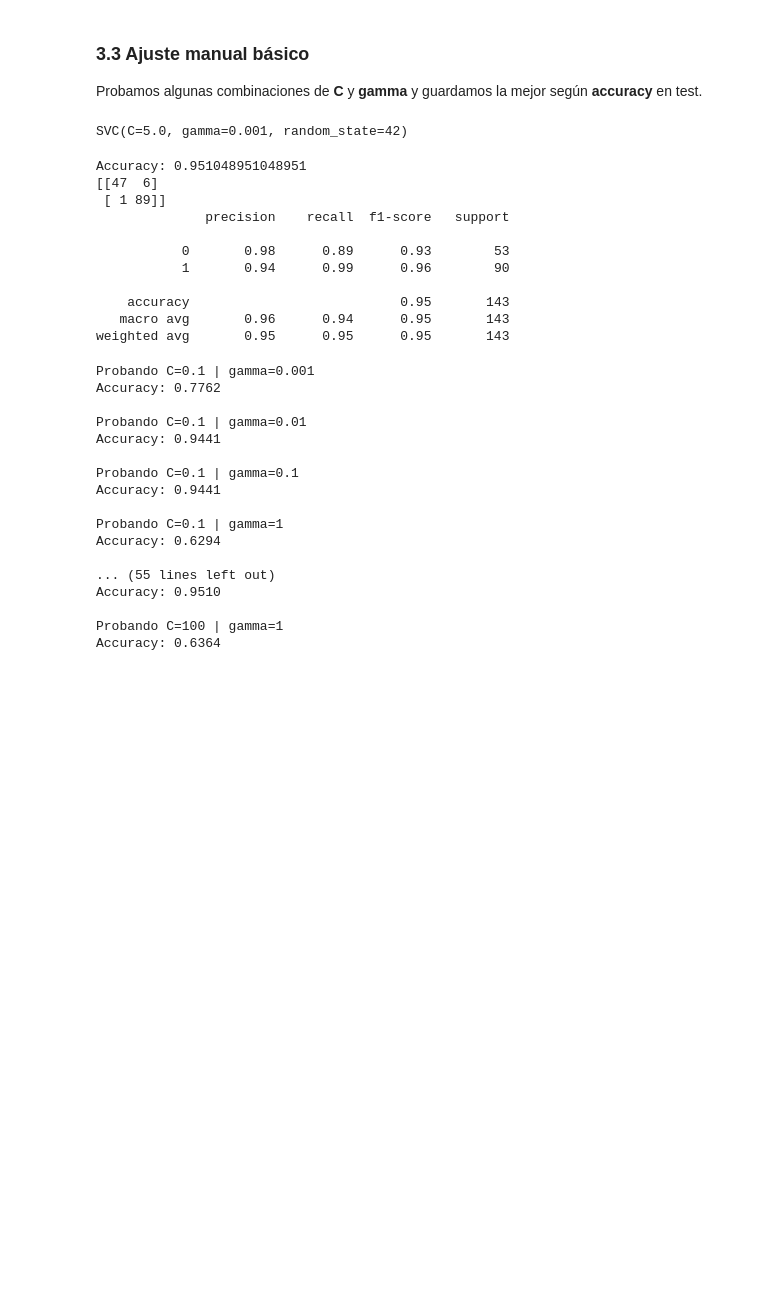
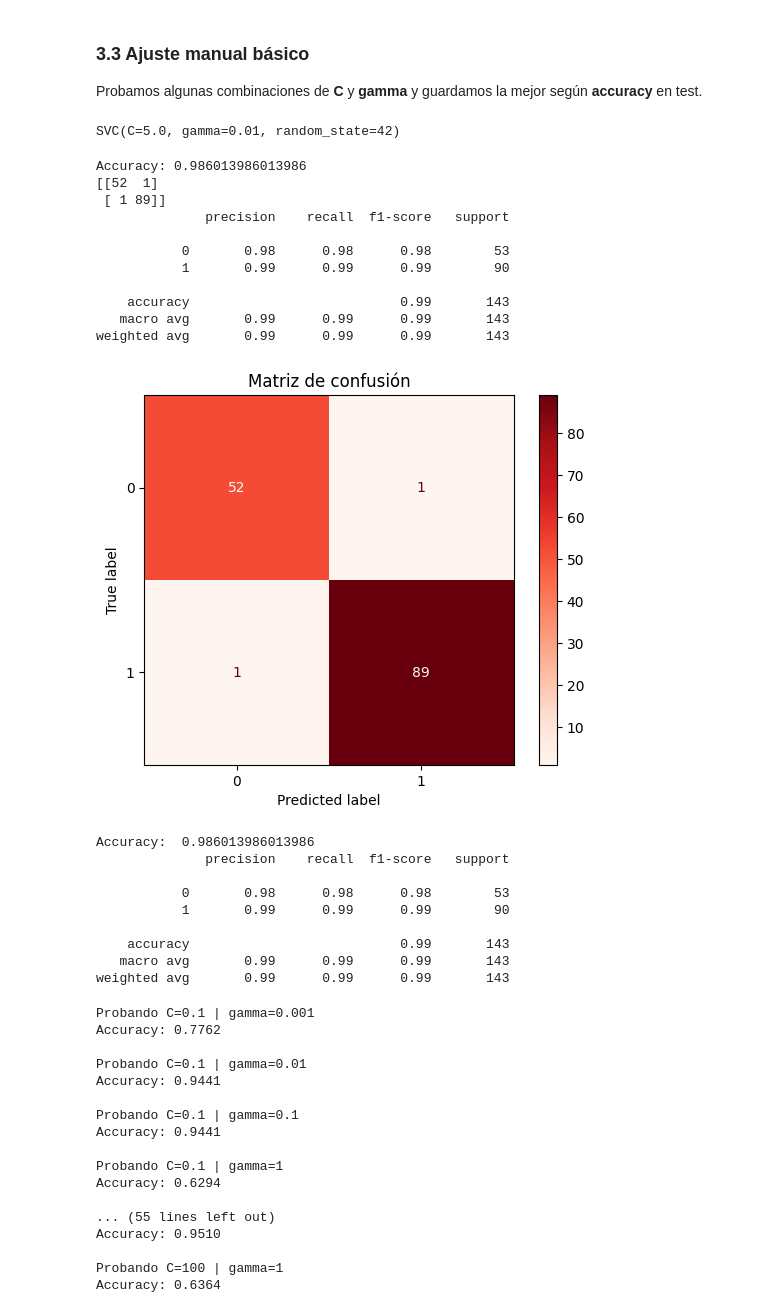
Before and after one commit to pablop11/CE_IABD, a Jupyter notebook: SAA/UNIDAD3/Breast_Cancer_SVM/Breast_Cancer_SVM_alum.ipynb, the cells around one changed output. Saved outputs shown, nothing was run; the diff lists cells and outputs as text; code cells hidden in the pictures; blank space fills up the shorter version.

```diff
--- a/SAA/UNIDAD3/Breast_Cancer_SVM/Breast_Cancer_SVM_alum.ipynb
+++ b/SAA/UNIDAD3/Breast_Cancer_SVM/Breast_Cancer_SVM_alum.ipynb
@@ -186,28 +202,58 @@ weighted avg       0.40      0.63      0.49       143
 
 Probamos algunas combinaciones de **C** y **gamma** y guardamos la mejor según **accuracy** en test.
 # %%
-svm_rbf = SVC(kernel="rbf", C=5.0, gamma=0.001, random_state=42)
-svm_rbf.fit(X_train_scaled, y_train)
+svm_rbf_1 = SVC(kernel="rbf", C=5.0, gamma=0.01, random_state=42)
+svm_rbf_1.fit(X_train_scaled, y_train)
 # %% [output]
-SVC(C=5.0, gamma=0.001, random_state=42)
+SVC(C=5.0, gamma=0.01, random_state=42)
 # %%
-pred_rbf = svm_rbf.predict(X_test_scaled)
+pred_rbf_1 = svm_rbf_1.predict(X_test_scaled)
 
-print("Accuracy:", accuracy_score(y_test, pred_rbf))
-print(confusion_matrix(y_test, pred_rbf))
-print(classification_report(y_test, pred_rbf))
+print("Accuracy:", accuracy_score(y_test, pred_rbf_1))
+print(confusion_matrix(y_test, pred_rbf_1))
+print(classification_report(y_test, pred_rbf_1))
 # %% [output]
-Accuracy: 0.951048951048951
-[[47  6]
+Accuracy: 0.986013986013986
+[[52  1]
  [ 1 89]]
               precision    recall  f1-score   support
 
-           0       0.98      0.89      0.93        53
-           1       0.94      0.99      0.96        90
+           0       0.98      0.98      0.98        53
+           1       0.99      0.99      0.99        90
 
-    accuracy                           0.95       143
-   macro avg       0.96      0.94      0.95       143
-weighted avg       0.95      0.95      0.95       143
+    accuracy                           0.99       143
+   macro avg       0.99      0.99      0.99       143
+weighted avg       0.99      0.99      0.99       143
+# %%
+y_pred = svm_rbf_1.predict(X_test_scaled)
+# %%
+import matplotlib.pyplot as plt
+from sklearn.metrics import confusion_matrix, ConfusionMatrixDisplay, accuracy_score, classification_report
+
+cm = confusion_matrix(y_test, y_pred)
+
+disp = ConfusionMatrixDisplay(
+    confusion_matrix=cm,
+)
+disp.plot(cmap="Reds")
+plt.title("Matriz de confusión")
+plt.show()
+
+
+# Porcentaje de predicciones que hace bien
+print("Accuracy: ", accuracy_score(y_test, y_pred))
+print(classification_report(y_test, y_pred))
+# %% [output]
+[figure, added]
+Accuracy:  0.986013986013986
+              precision    recall  f1-score   support
+
+           0       0.98      0.98      0.98        53
+           1       0.99      0.99      0.99        90
+
+    accuracy                           0.99       143
+   macro avg       0.99      0.99      0.99       143
+weighted avg       0.99      0.99      0.99       143
 # %%
 from sklearn.svm import SVC
 from sklearn.metrics import accuracy_score, confusion_matrix, classification_report
```
Also changed, not shown: parts of 2 cells of this notebook.
